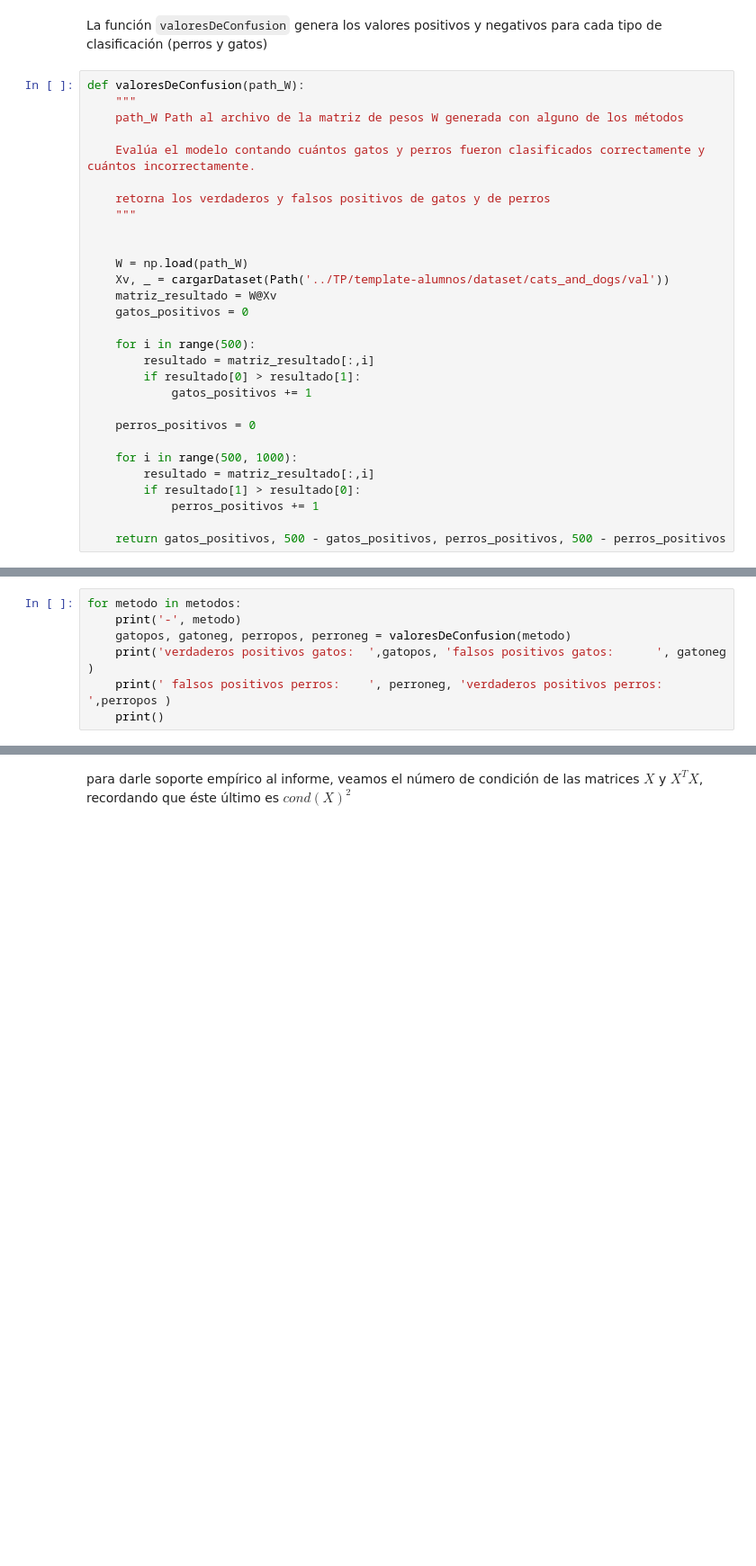
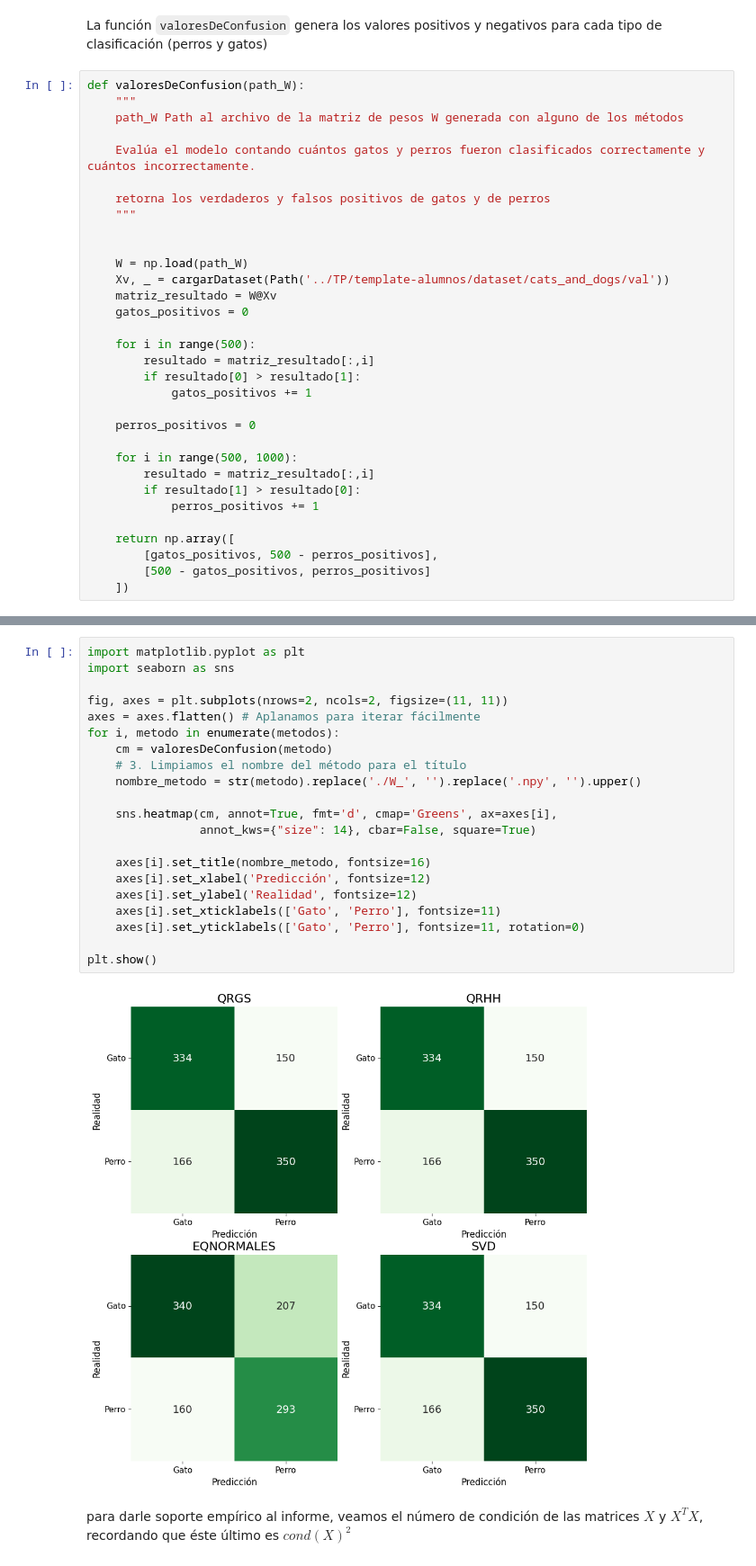
Before and after one commit to nazolaz/Labos-ALC, a Jupyter notebook: modulo/tp.ipynb, the cells around one changed output, grey strips where cells are left out. Shown at 90% size. Drawn from its saved outputs; the diff is of its cells as text; blank space fills up the shorter version.

```diff
--- a/modulo/tp.ipynb
+++ b/modulo/tp.ipynb
@@ -151,5 +170,8 @@ def valoresDeConfusion(path_W):
         if resultado[1] > resultado[0]:
             perros_positivos += 1
 
-    return gatos_positivos, 500 - gatos_positivos, perros_positivos, 500 - perros_positivos
+    return np.array([
+        [gatos_positivos, 500 - perros_positivos],
+        [500 - gatos_positivos, perros_positivos]
+    ])
 # %% [markdown]
@@ -157,7 +178,0 @@ Ahora calculamos los valores que vamos a usar para la matriz de confusión
-# %%
-for metodo in metodos:
-    print('-', metodo)
-    gatopos, gatoneg, perropos, perroneg = valoresDeConfusion(metodo)
-    print('verdaderos positivos gatos:  ',gatopos, 'falsos positivos gatos:      ', gatoneg )
-    print(' falsos positivos perros:    ', perroneg, 'verdaderos positivos perros: ',perropos )
-    print()
@@ -180,3 +179,26 @@ verdaderos positivos gatos:   334 falsos positivos gatos:       166
+# %%
+import matplotlib.pyplot as plt
+import seaborn as sns
+
+fig, axes = plt.subplots(nrows=2, ncols=2, figsize=(11, 11))
+axes = axes.flatten() # Aplanamos para iterar fácilmente
+for i, metodo in enumerate(metodos):
+    cm = valoresDeConfusion(metodo)
+    # 3. Limpiamos el nombre del método para el título
+    nombre_metodo = str(metodo).replace('./W_', '').replace('.npy', '').upper()
+
+    sns.heatmap(cm, annot=True, fmt='d', cmap='Greens', ax=axes[i],
+                annot_kws={"size": 14}, cbar=False, square=True)
+
+    axes[i].set_title(nombre_metodo, fontsize=16)
+    axes[i].set_xlabel('Predicción', fontsize=12)
+    axes[i].set_ylabel('Realidad', fontsize=12)
+    axes[i].set_xticklabels(['Gato', 'Perro'], fontsize=11)
+    axes[i].set_yticklabels(['Gato', 'Perro'], fontsize=11, rotation=0)
+
+plt.show()
+# %% [output]
+[figure, added]
 # %% [markdown]
 para darle soporte empírico al informe, veamos el número de condición de las matrices $X$ y $X^TX$, recordando que éste último es $cond(X)^2$
 # %%
```
Also changed, not shown: parts of 6 cells of this notebook, 5 other files.
